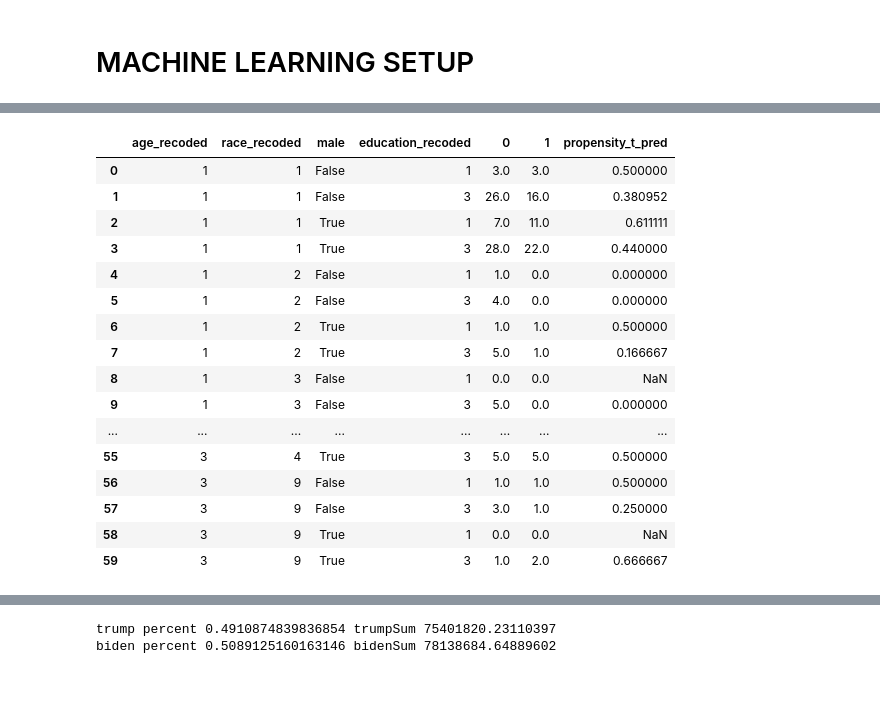
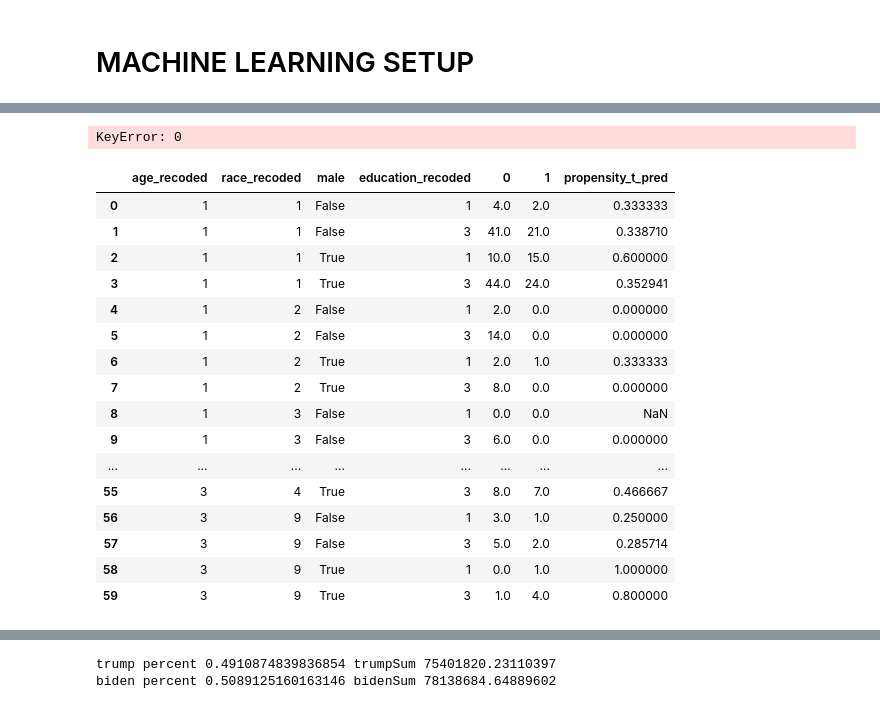
Before and after one commit to pmench/mrp-team, a Jupyter notebook: src/clean_ML.ipynb, the cells around one changed output, grey strips where cells are left out. Cells and saved outputs as stored; diff of their text form; code cells hidden in the pictures.

```diff
--- a/src/clean_ML.ipynb
+++ b/src/clean_ML.ipynb
@@ -367,18 +368,29 @@ def modelFunc(X_train, y_train, X_test, y_test, data_dummies, models):
         name = model[0]
         print(model[0])
         clf = model[1]
+        params = model[2]
 
-        grids =  GridSearchCV(clf, param_grid={}, scoring='f1_weighted' ,cv=5)
+        grids =  GridSearchCV(clf, param_grid=params, scoring='f1_weighted' ,cv=5)
         grids.fit(X_train, y_train)
         y_preds = grids.best_estimator_.predict(X_test)
         if f1_score(y_test, y_preds, average='weighted') >= best_f1:
             new_model = grids.best_estimator_
-        #print('train result', result['test_score'])
-        grids.best_score_
-        # print('mean_score:', -np.mean(result['test_score']))
+        # result = cross_validate(grids.best_estimator_, X_train, y_train, cv=5, scoring='f1_weighted')
+        result = cross_validate(grids.best_estimator_, X_train, y_train, scoring='neg_root_mean_squared_error', cv=3)
+
+        print('train result rmse', result['test_score'])
+        print('mean_score rmse:', -np.mean(result['test_score']))
+        test_result = cross_validate(grids.best_estimator_, X_test, y_test, scoring='neg_root_mean_squared_error')
+        print(test_result)
+
+        print('test result rmse:', test_result['test_score'])
+        print('mean score rmse:', -np.mean(test_result['test_score']))
+
+
         # y_preds = grids.best_estimator_.predict(X_test)
 
-        print(f1_score(y_test, y_preds, average='weighted'))
+
+        print('f1', f1_score(y_test, y_preds, average='weighted'))
     new_model.fit(X_train, y_train)
     y_preds = new_model.predict(X_test)
     X_test_copy = X_test.copy()
@@ -405,6 +417,7 @@ y = nat_2020_clean2['vote_choice_recoded']
 X_train, X_test, y_train, y_test = train_test_split(X, y, test_size = 0.6, random_state = 11)
 mar_pred = modelFunc(X_train, y_train, X_test, y_test, nat_2020_pre_dummies, models)
 # nat_2020_june_clean2.dropna(subset = ['STATEFIP'], how = 'all', inplace = True)
+nat_2020_june_clean2 = nat_2020_june_clean2.dropna()
 X = nat_2020_june_clean2.drop(columns = ['vote_choice_recoded', 'STATEFIP'])
 y = nat_2020_june_clean2['vote_choice_recoded']
 X_train, X_test, y_train, y_test = train_test_split(X, y, test_size = 0.6, random_state = 11)
@@ -450,7 +471,7 @@ all_races = [1,2, 3,4,9]
 all_combinations = pd.MultiIndex.from_product([all_ages,all_races, all_genders, all_educations], names=['age_recoded','race_recoded', 'male','education_recoded']).to_frame(index=False)
 mar_pred = pd.merge(all_combinations,mar_pred, on=['age_recoded','race_recoded', 'male','education_recoded'], how='outer')
 june_pred= pd.merge(all_combinations,june_pred, on=['age_recoded','race_recoded', 'male','education_recoded'], how='outer')
-aug_pred = pd.merge(all_combinations,aug_pred, on=['age_recoded','race_recoded', 'male','education_recoded'], how='outer')
+
 merge_mar_june = pd.merge(mar_pred, june_pred, on=['age_recoded',	'race_recoded',	'male', 'education_recoded'], how='outer').fillna(0)
 merge_mar_june['0'] = merge_mar_june['0_x'] + merge_mar_june['0_y']
 # add 1_x and 1_y together
@@ -460,22 +481,13 @@ merge_mar_june = merge_mar_june.drop(columns = ['0_x', '0_y', '1_x', '1_y'])
 
 # add the propensity vibe column
 merge_mar_june['propensity_t_pred'] = merge_mar_june['1'] / (merge_mar_june['0'] + merge_mar_june['1'])
-merge_mar_june
+# merge_mar_june
-# %% [output]
-|  | age_recoded | race_recoded | male | education_recoded | 0 | 1 | propensity_t_pred |
-| 0 | 1 | 1 | False | 1 | 3.0 | 3.0 | 0.500000 |
-| 1 | 1 | 1 | False | 3 | 26.0 | 16.0 | 0.380952 |
-| 2 | 1 | 1 | True | 1 | 7.0 | 11.0 | 0.611111 |
-| 3 | 1 | 1 | True | 3 | 28.0 | 22.0 | 0.440000 |
-| 4 | 1 | 2 | False | 1 | 1.0 | 0.0 | 0.000000 |
-| 5 | 1 | 2 | False | 3 | 4.0 | 0.0 | 0.000000 |
-| 6 | 1 | 2 | True | 1 | 1.0 | 1.0 | 0.500000 |
-| 7 | 1 | 2 | True | 3 | 5.0 | 1.0 | 0.166667 |
-| 8 | 1 | 3 | False | 1 | 0.0 | 0.0 | NaN |
-| 9 | 1 | 3 | False | 3 | 5.0 | 0.0 | 0.000000 |
-| ... | ... | ... | ... | ... | ... | ... | ... |
-| 55 | 3 | 4 | True | 3 | 5.0 | 5.0 | 0.500000 |
-| 56 | 3 | 9 | False | 1 | 1.0 | 1.0 | 0.500000 |
-| 57 | 3 | 9 | False | 3 | 3.0 | 1.0 | 0.250000 |
-| 58 | 3 | 9 | True | 1 | 0.0 | 0.0 | NaN |
-| 59 | 3 | 9 | True | 3 | 1.0 | 2.0 | 0.666667 |
+# %%
+aug_pred = pd.merge(all_combinations,aug_pred, on=['age_recoded','race_recoded', 'male','education_recoded'], how='outer')
+aug_pred
+aug_pred['0_aug'] = aug_pred[0]
+aug_pred['1_aug'] = aug_pred[1]
+aug_pred.drop(columns = [0, 1], inplace = True)
+aug_pred
+# %% [output]
+KeyError: 0
@@ -482,2 +500,22 @@ merge_mar_june
+# %%
+merge_mar_june_aug
+# %% [output]
+|  | age_recoded | race_recoded | male | education_recoded | 0 | 1 | propensity_t_pred |
+| 0 | 1 | 1 | False | 1 | 4.0 | 2.0 | 0.333333 |
+| 1 | 1 | 1 | False | 3 | 41.0 | 21.0 | 0.338710 |
+| 2 | 1 | 1 | True | 1 | 10.0 | 15.0 | 0.600000 |
+| 3 | 1 | 1 | True | 3 | 44.0 | 24.0 | 0.352941 |
+| 4 | 1 | 2 | False | 1 | 2.0 | 0.0 | 0.000000 |
+| 5 | 1 | 2 | False | 3 | 14.0 | 0.0 | 0.000000 |
+| 6 | 1 | 2 | True | 1 | 2.0 | 1.0 | 0.333333 |
+| 7 | 1 | 2 | True | 3 | 8.0 | 0.0 | 0.000000 |
+| 8 | 1 | 3 | False | 1 | 0.0 | 0.0 | NaN |
+| 9 | 1 | 3 | False | 3 | 6.0 | 0.0 | 0.000000 |
+| ... | ... | ... | ... | ... | ... | ... | ... |
+| 55 | 3 | 4 | True | 3 | 8.0 | 7.0 | 0.466667 |
+| 56 | 3 | 9 | False | 1 | 3.0 | 1.0 | 0.250000 |
+| 57 | 3 | 9 | False | 3 | 5.0 | 2.0 | 0.285714 |
+| 58 | 3 | 9 | True | 1 | 0.0 | 1.0 | 1.000000 |
+| 59 | 3 | 9 | True | 3 | 1.0 | 4.0 | 0.800000 |
 # %%
 
```
Also changed, not shown: parts of 15 cells of this notebook, 1 other file.
